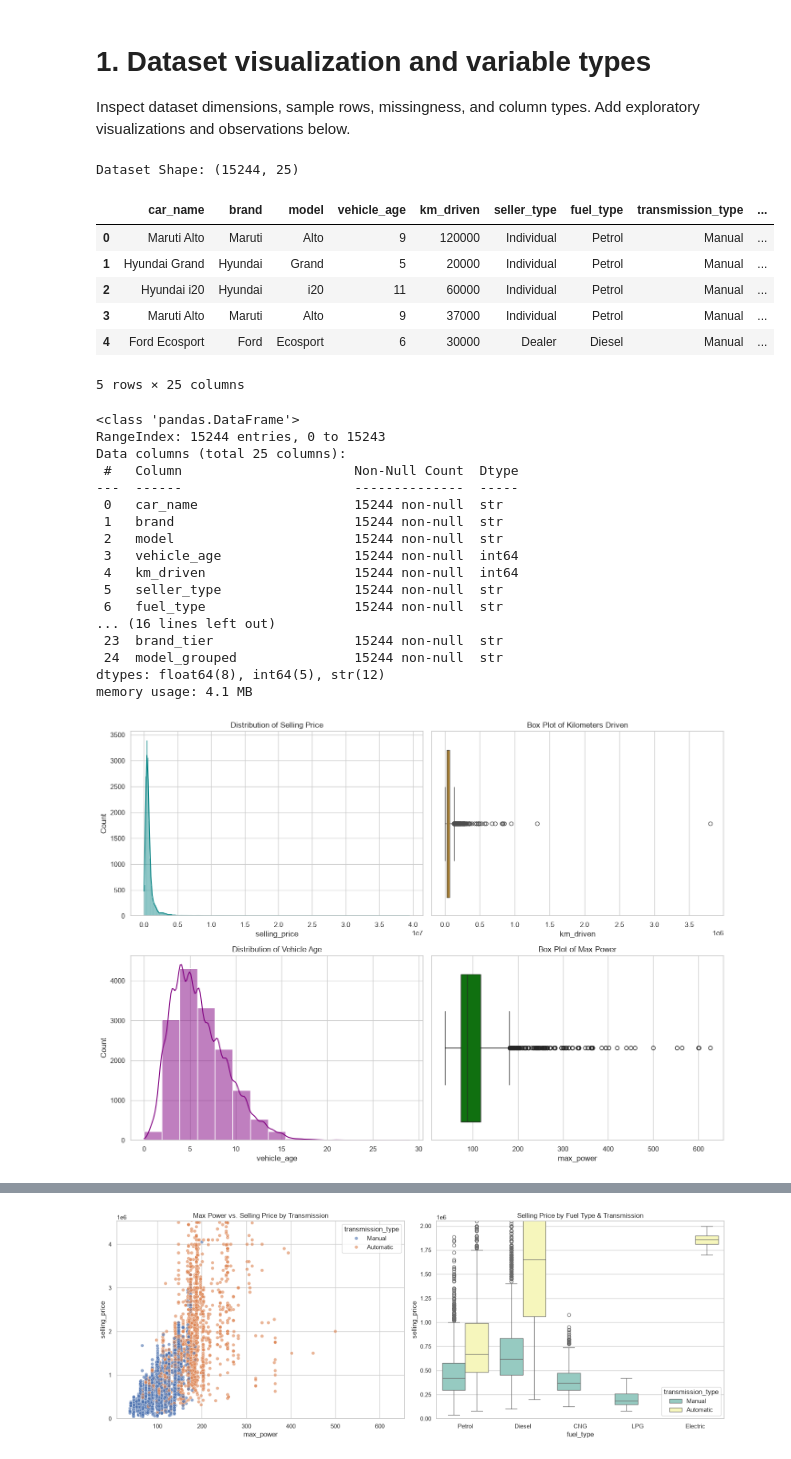
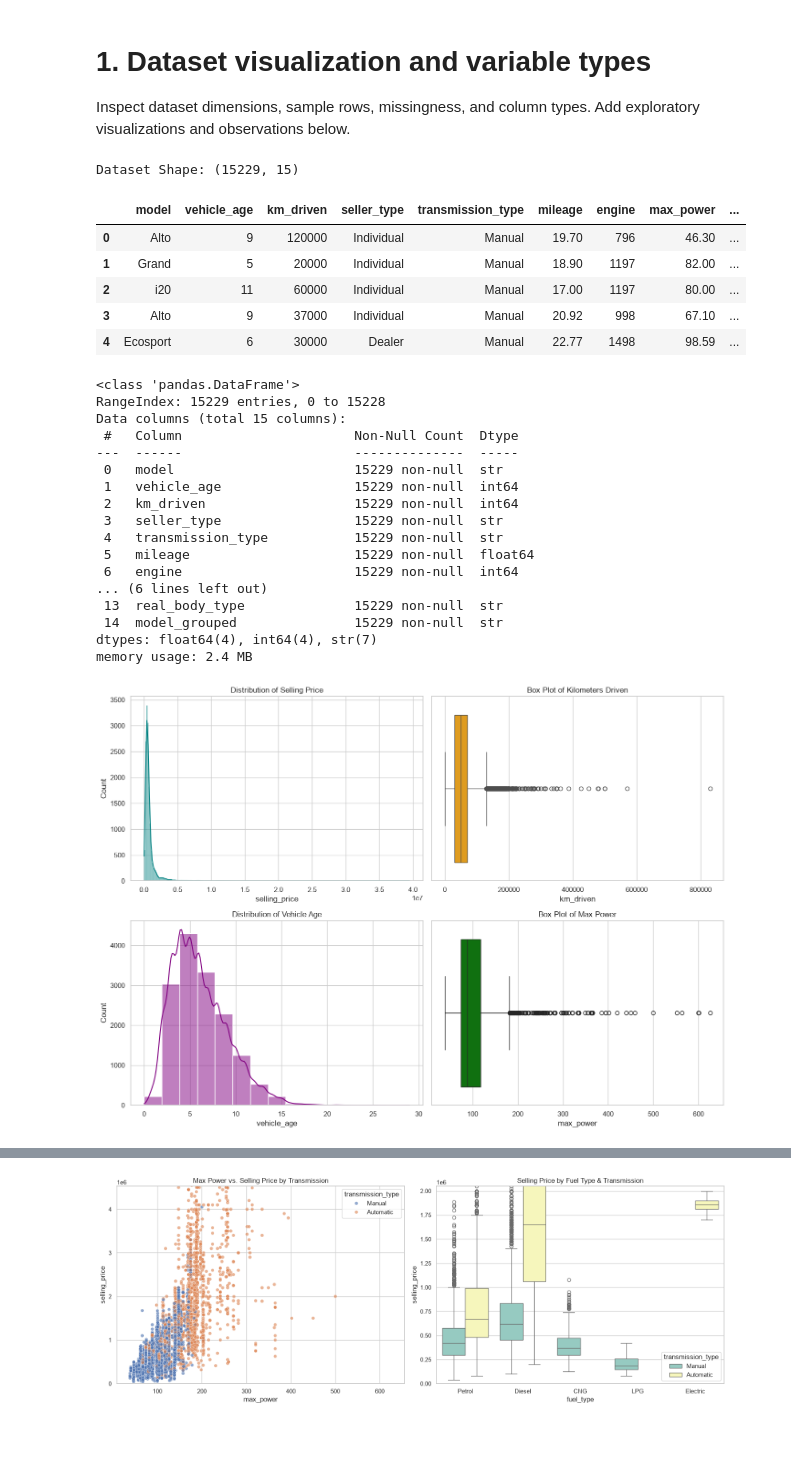
Before and after one commit to Data-six6/car_price_prediction, a Jupyter notebook: Car_Sale_Analysis/notebooks/01_dataset_visualization.ipynb, the cells around one changed output, grey strips where cells are left out. Cells and saved outputs as stored; diff of their text form; code cells hidden in the pictures.

```diff
--- a/Car_Sale_Analysis/notebooks/01_dataset_visualization.ipynb
+++ b/Car_Sale_Analysis/notebooks/01_dataset_visualization.ipynb
@@ -5,47 +5,46 @@ Inspect dataset dimensions, sample rows, missingness, and column types. Add expl
 # %%
 import pandas as pd
 import matplotlib.pyplot as plt
 import seaborn as sns
 
 # Set style for cleaner visualizations
 sns.set_theme(style="whitegrid")
 
 # Load dataset
-df = pd.read_csv(r'C:\Users\USER\OneDrive - Cambodia Academy of Digital Technology\Car_Sale_Analysis\car_price_prediction\Car_Sale_Analysis\data\cardekho_cleaned.csv')
+df = pd.read_csv(r'C:\Users\USER\OneDrive - Cambodia Academy of Digital Technology\Car_Sale_Analysis\car_price_prediction\Car_Sale_Analysis\data\raw\final_destination.csv')
 
 # Display basic info and first few rows
 print("Dataset Shape:", df.shape)
 df.head()
 # %% [output]
-Dataset Shape: (15244, 25)
+Dataset Shape: (15229, 15)
-|  | car_name | brand | model | vehicle_age | km_driven | seller_type | fuel_type | transmission_type | ... |
-| 0 | Maruti Alto | Maruti | Alto | 9 | 120000 | Individual | Petrol | Manual | ... |
-| 1 | Hyundai Grand | Hyundai | Grand | 5 | 20000 | Individual | Petrol | Manual | ... |
-| 2 | Hyundai i20 | Hyundai | i20 | 11 | 60000 | Individual | Petrol | Manual | ... |
-| 3 | Maruti Alto | Maruti | Alto | 9 | 37000 | Individual | Petrol | Manual | ... |
-| 4 | Ford Ecosport | Ford | Ecosport | 6 | 30000 | Dealer | Diesel | Manual | ... |
+|  | model | vehicle_age | km_driven | seller_type | transmission_type | mileage | engine | max_power | ... |
+| 0 | Alto | 9 | 120000 | Individual | Manual | 19.70 | 796 | 46.30 | ... |
+| 1 | Grand | 5 | 20000 | Individual | Manual | 18.90 | 1197 | 82.00 | ... |
+| 2 | i20 | 11 | 60000 | Individual | Manual | 17.00 | 1197 | 80.00 | ... |
+| 3 | Alto | 9 | 37000 | Individual | Manual | 20.92 | 998 | 67.10 | ... |
+| 4 | Ecosport | 6 | 30000 | Dealer | Manual | 22.77 | 1498 | 98.59 | ... |
-5 rows × 25 columns
 # %%
 # Check column data types and null counts
 df.info()
 # %% [output]
 <class 'pandas.DataFrame'>
-RangeIndex: 15244 entries, 0 to 15243
-Data columns (total 25 columns):
+RangeIndex: 15229 entries, 0 to 15228
+Data columns (total 15 columns):
  #   Column                      Non-Null Count  Dtype
 ---  ------                      --------------  -----
- 0   car_name                    15244 non-null  str
- 1   brand                       15244 non-null  str
- 2   model                       15244 non-null  str
- 3   vehicle_age                 15244 non-null  int64
- 4   km_driven                   15244 non-null  int64
- 5   seller_type                 15244 non-null  str
- 6   fuel_type                   15244 non-null  str
-... (16 lines left out)
- 23  brand_tier                  15244 non-null  str
- 24  model_grouped               15244 non-null  str
-dtypes: float64(8), int64(5), str(12)
-memory usage: 4.1 MB
+ 0   model                       15229 non-null  str
+ 1   vehicle_age                 15229 non-null  int64
+ 2   km_driven                   15229 non-null  int64
+ 3   seller_type                 15229 non-null  str
+ 4   transmission_type           15229 non-null  str
+ 5   mileage                     15229 non-null  float64
+ 6   engine                      15229 non-null  int64
+... (6 lines left out)
+ 13  real_body_type              15229 non-null  str
+ 14  model_grouped               15229 non-null  str
+dtypes: float64(4), int64(4), str(7)
+memory usage: 2.4 MB
 # %%
 # Visualizing numerical distributions and variability
 fig, axes = plt.subplots(2, 2, figsize=(14, 10))
@@ -65,7 +64,7 @@ axes[1, 1].set_title('Box Plot of Max Power')
 plt.tight_layout()
 plt.show()
 # %% [output]
-[figure, old version]
+[figure, new version]
 # %%
 # Visualizing category frequencies and proportions
 fig, axes = plt.subplots(2, 2, figsize=(14, 10))
```
Also changed, not shown: parts of 1 cell of this notebook, 1 other file.
